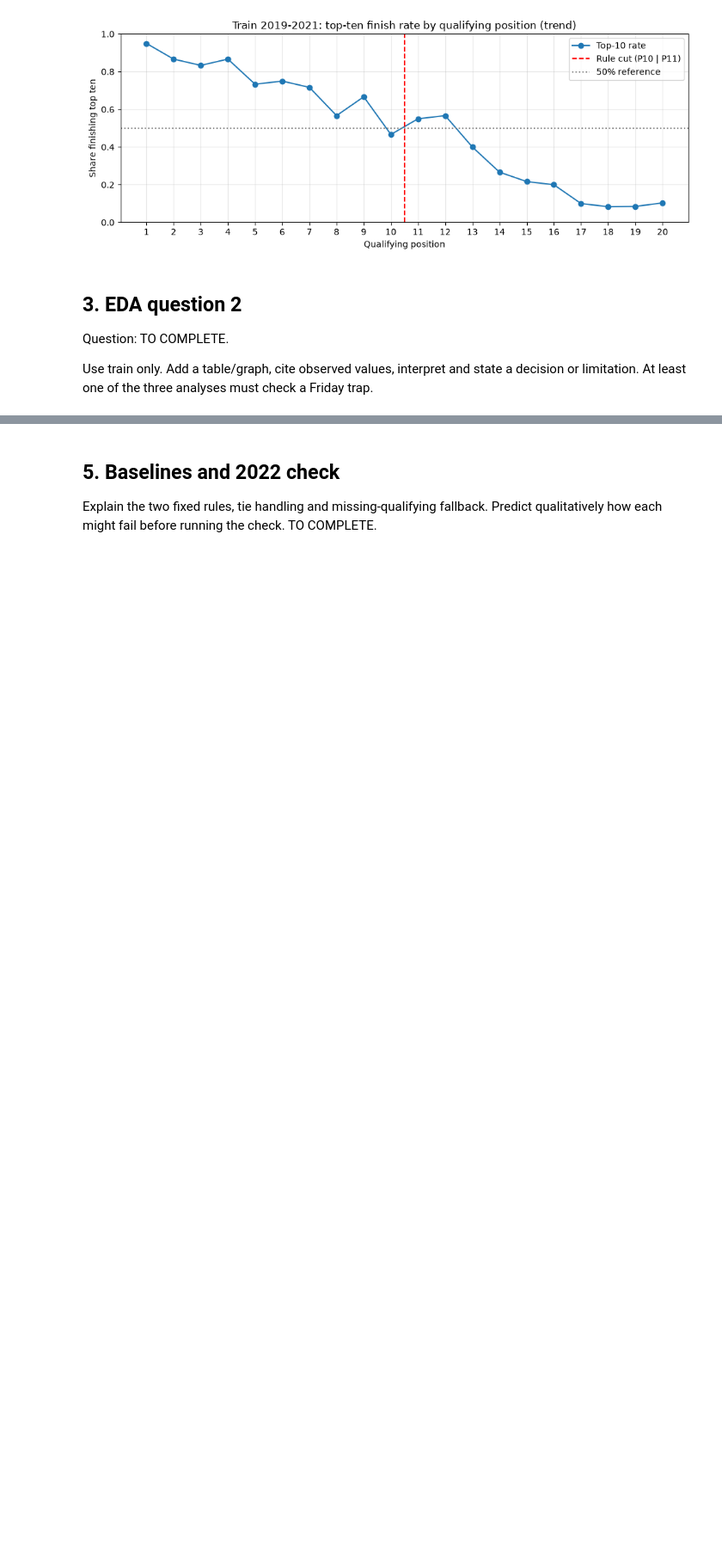
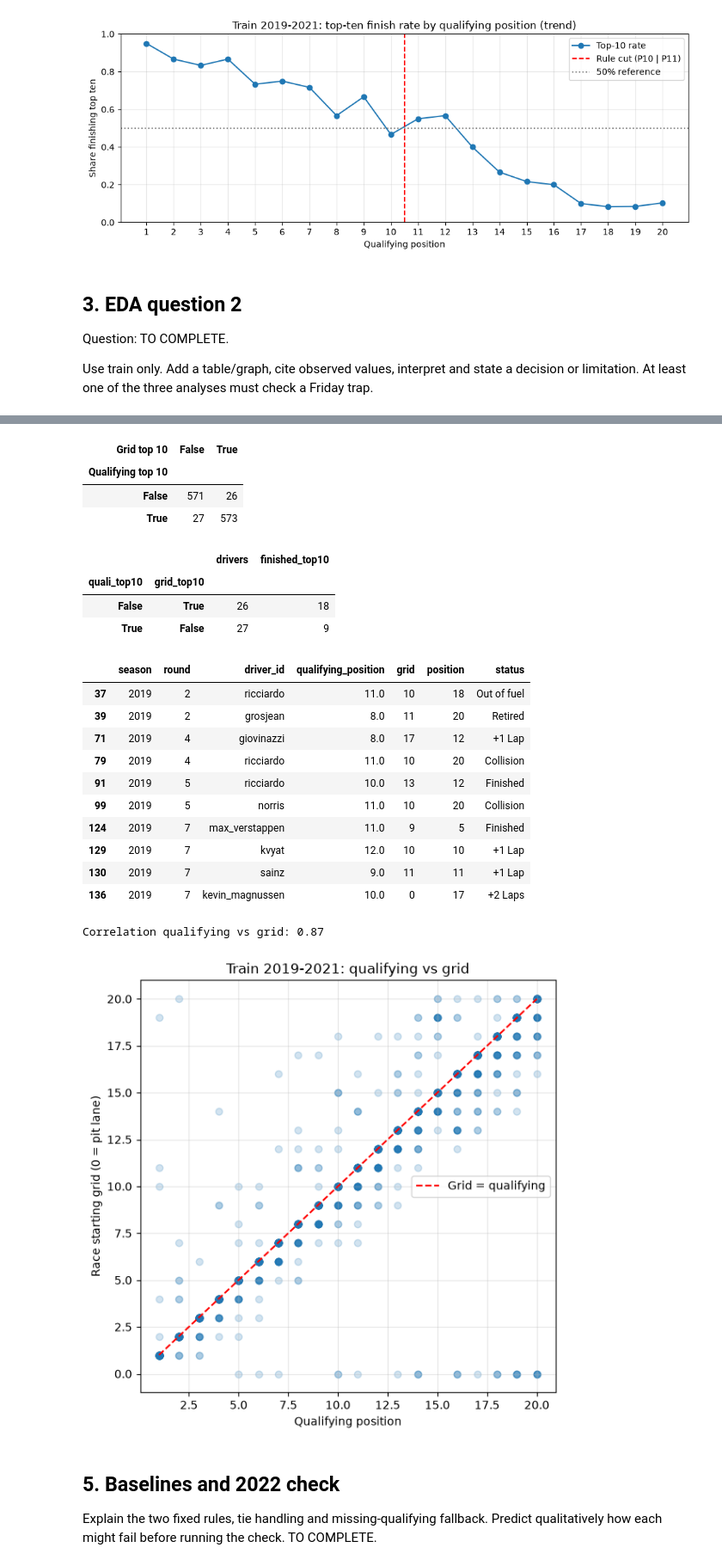
Before and after one commit to boxs21/lab1, a Jupyter notebook: IIT414W_Lab1_StudentPack_v1/labs/lab_01/Lab01_EDA_Baselines_Student_v1.ipynb, the cells around one changed output, grey strips where cells are left out. Shown at 86% size. Saved outputs shown, nothing was run; the diff lists cells and outputs as text; code cells hidden in the pictures; blank space fills up the shorter version.

```diff
--- a/IIT414W_Lab1_StudentPack_v1/labs/lab_01/Lab01_EDA_Baselines_Student_v1.ipynb
+++ b/IIT414W_Lab1_StudentPack_v1/labs/lab_01/Lab01_EDA_Baselines_Student_v1.ipynb
@@ -150,4 +150,55 @@ Question: TO COMPLETE.
 
 Use train only. Add a table/graph, cite observed values, interpret and state a decision or limitation. At least one of the three analyses must check a Friday trap.
 # %%
-# Add your train-only analysis here.
+## Q3: does the race starting grid match qualifying position? (train only, EDA)
+## only rows with a qualifying record, the 3 NaN rows can't be compared
+has_quali = train.dropna(subset=['qualifying_position']).copy()
+
+has_quali['same_position'] = has_quali['grid'] == has_quali['qualifying_position']
+has_quali['pit_lane_start'] = has_quali['grid'] == 0  ## grid 0 = started from the pit lane
+
+## side of the P10 cut for each source (grid 0 counts as outside the top ten)
+has_quali['quali_top10'] = has_quali['qualifying_position'] <= 10
+has_quali['grid_top10'] = has_quali['grid'].between(1, 10)
+has_quali['crosses_cut'] = has_quali['quali_top10'] != has_quali['grid_top10']
+
+summary_q3 = pd.DataFrame({
+    'Rows'                     : [len(has_quali)],
+    'Grid = qualifying'        : [has_quali['same_position'].sum()],
+    'Grid != qualifying'       : [(~has_quali['same_position']).sum()],
+    'Pit-lane starts (grid 0)' : [has_quali['pit_lane_start'].sum()],
+    'Cross the P10 cut'        : [has_quali['crosses_cut'].sum()],
+}, index=['Train 2019-2021'])
+display(summary_q3)
+
+## which side of the cut each driver was on, by qualifying vs by grid
+table_cut = pd.crosstab(has_quali['quali_top10'], has_quali['grid_top10'],
+                        rownames=['Qualifying top 10'], colnames=['Grid top 10'])
+display(table_cut)
+
+## for the rows that cross the cut: what actually happened in the race?
+crossers = has_quali[has_quali['crosses_cut']]
+table_crossers = (crossers
+                  .groupby(['quali_top10', 'grid_top10'])['target_top10']
+                  .agg(drivers='count', finished_top10='sum'))
+display(table_crossers)
+
+## a few concrete cases to cite in the interpretation
+display(crossers[['season', 'round', 'driver_id', 'qualifying_position',
+                  'grid', 'position', 'status']].head(10))
+
+## Q3 chart: qualifying position vs race grid
+corr = has_quali['qualifying_position'].corr(has_quali['grid'])
+print(f"Correlation qualifying vs grid: {corr:.2f}")
+
+plt.figure(figsize=(6, 6))
+plt.scatter(has_quali['qualifying_position'], has_quali['grid'], alpha=0.2)
+plt.plot([1, 20], [1, 20], color='red', linestyle='--', label='Grid = qualifying')
+plt.xlabel('Qualifying position')
+plt.ylabel('Race starting grid (0 = pit lane)')
+plt.title('Train 2019-2021: qualifying vs grid')
+plt.legend()
+plt.grid(True, alpha=0.3)
+plt.tight_layout()
+plt.show()
+# %% [output]
@@ -154,3 +207,24 @@ Use train only. Add a table/graph, cite observed values, interpret and state a d
+| Grid top 10 | False | True |
+| Qualifying top 10 |  |  |
+| False | 571 | 26 |
+| True | 27 | 573 |
+|  |  | drivers | finished_top10 |
+| quali_top10 | grid_top10 |  |  |
+| False | True | 26 | 18 |
+| True | False | 27 | 9 |
+|  | season | round | driver_id | qualifying_position | grid | position | status |
+| 37 | 2019 | 2 | ricciardo | 11.0 | 10 | 18 | Out of fuel |
+| 39 | 2019 | 2 | grosjean | 8.0 | 11 | 20 | Retired |
+| 71 | 2019 | 4 | giovinazzi | 8.0 | 17 | 12 | +1 Lap |
+| 79 | 2019 | 4 | ricciardo | 11.0 | 10 | 20 | Collision |
+| 91 | 2019 | 5 | ricciardo | 10.0 | 13 | 12 | Finished |
+| 99 | 2019 | 5 | norris | 11.0 | 10 | 20 | Collision |
+| 124 | 2019 | 7 | max_verstappen | 11.0 | 9 | 5 | Finished |
+| 129 | 2019 | 7 | kvyat | 12.0 | 10 | 10 | +1 Lap |
+| 130 | 2019 | 7 | sainz | 9.0 | 11 | 11 | +1 Lap |
+| 136 | 2019 | 7 | kevin_magnussen | 10.0 | 0 | 17 | +2 Laps |
+Correlation qualifying vs grid: 0.87
+[figure, added]
 # %% [markdown]
 ## 5. Baselines and 2022 check
 Explain the two fixed rules, tie handling and missing-qualifying fallback. Predict qualitatively how each might fail before running the check. TO COMPLETE.
```
Also changed, not shown: parts of 2 cells of this notebook, 1 other file.
